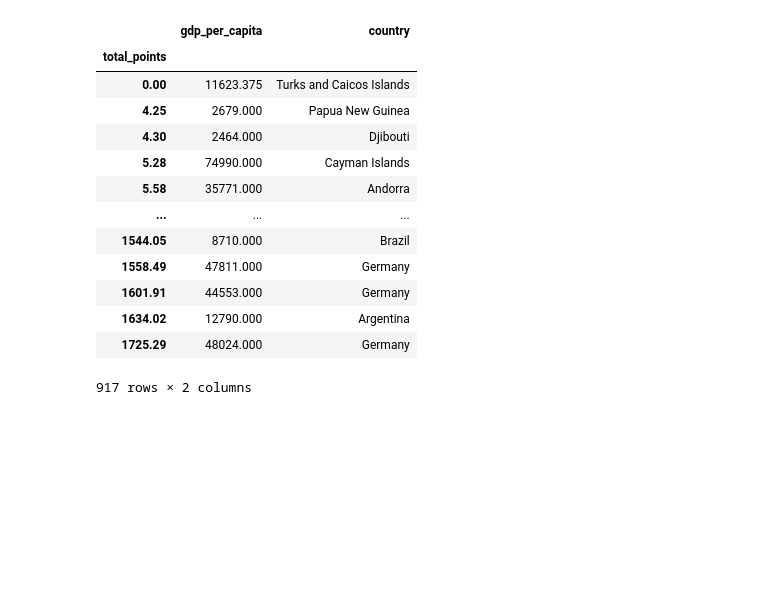
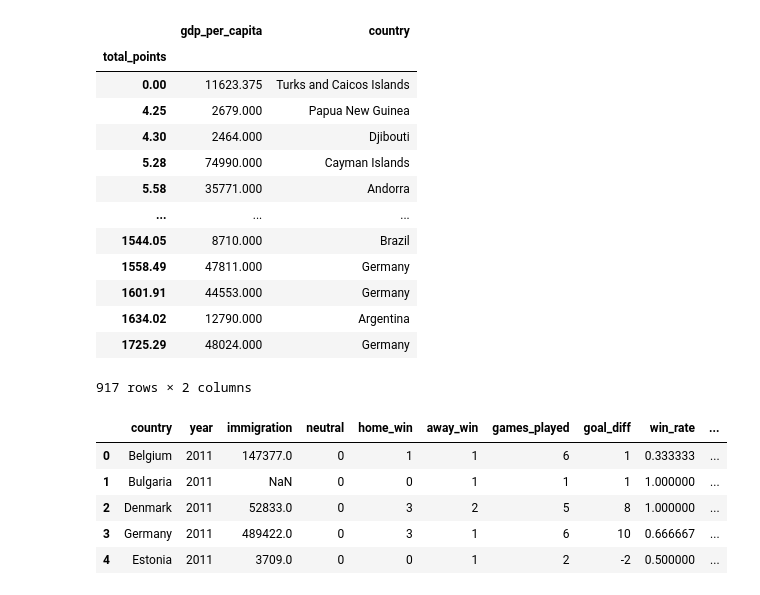
Before and after one commit to silva-nick/cs216-final, a Jupyter notebook: Central.ipynb, the cells around one changed output. Saved outputs shown, nothing was run; the diff lists cells and outputs as text; code cells hidden in the pictures; blank space fills up the shorter version.

```diff
--- a/Central.ipynb
+++ b/Central.ipynb
@@ -480,7 +478,7 @@ lp2.grid(False)
 # Merge
 df = pd.merge(pd.merge(imm, fb, on=["country", "year"]), sj, on=["country", "year"])
 df.drop(columns=["Unnamed: 0"], inplace=True)
-
+nick_merged = df
 df = df[df["country"] == "Austria"].dropna()
 df['date'] = pd.to_datetime(df['year'], format='%Y')
 df.index = df['date']
@@ -745,3 +743,12 @@ on_total
 | 1634.02 | 12790.000 | Argentina |
 | 1725.29 | 48024.000 | Germany |
 917 rows × 2 columns
+# %%
+nick_merged.head()
+# %% [output]
+|  | country | year | immigration | neutral | home_win | away_win | games_played | goal_diff | win_rate | ... |
+| 0 | Belgium | 2011 | 147377.0 | 0 | 1 | 1 | 6 | 1 | 0.333333 | ... |
+| 1 | Bulgaria | 2011 | NaN | 0 | 0 | 1 | 1 | 1 | 1.000000 | ... |
+| 2 | Denmark | 2011 | 52833.0 | 0 | 3 | 2 | 5 | 8 | 1.000000 | ... |
+| 3 | Germany | 2011 | 489422.0 | 0 | 3 | 1 | 6 | 10 | 0.666667 | ... |
+| 4 | Estonia | 2011 | 3709.0 | 0 | 0 | 1 | 2 | -2 | 0.500000 | ... |
```
Also changed, not shown: parts of 17 cells of this notebook.
